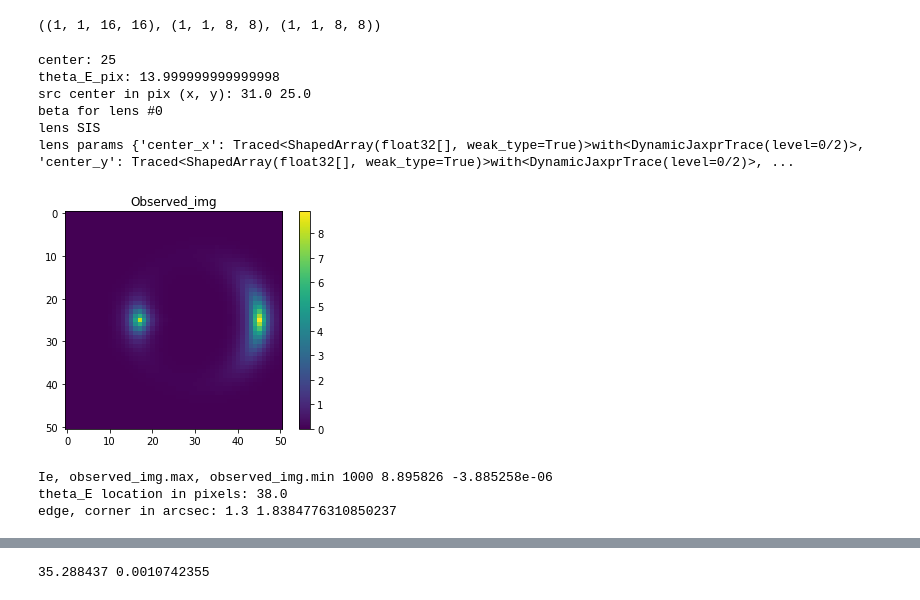
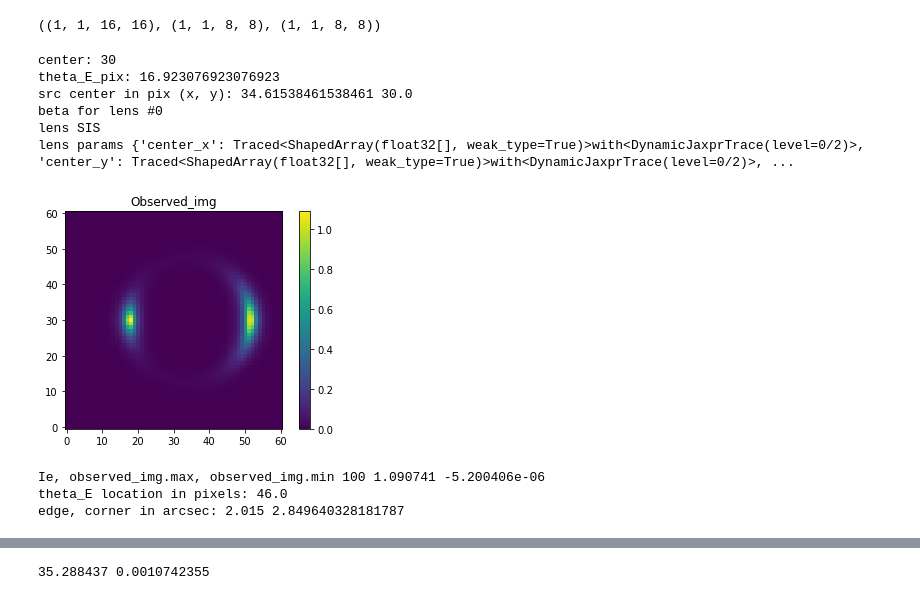
Before and after one commit to giga-lens/gigalens, a Jupyter notebook: jax-demo-dev-sim-only_SIS.ipynb, the cells around one changed output, grey strips where cells are left out. Saved outputs shown, nothing was run; the diff lists cells and outputs as text; code cells hidden in the pictures.

```diff
--- a/jax-demo-dev-sim-only_SIS.ipynb
+++ b/jax-demo-dev-sim-only_SIS.ipynb
@@ -206,12 +206,12 @@ def extract_params(best_params):
                 count += 1
         print('\n')
 # %%
-delta_pix = 0.05
-num_pix = 51
+delta_pix = 0.065
+num_pix = 61
 ctr = num_pix//2
 supersample = 1
-theta_E = 0.7 #* (num_pix/101)
-Ie_src = 1000
+theta_E = 1.1 #* (num_pix/101)
+Ie_src = 100
 
 print('center:', ctr)
 
@@ -252,39 +252,38 @@ print('src center in pix (x, y):', src_ctrx_pix, src_ctry_pix)
 lens_params = [{'theta_E': theta_E, 'center_x': lens_ctrx, 'center_y': lens_ctry}]
 source_light = [{'R_sersic': 0.1, 'n_sersic': 1.0, 'e1': 0., 'e2': 0., 'center_x': src_ctrx, 'center_y': src_ctry, 'Ie': Ie_src}]
 
-
 truth = [lens_params,
         [{'R_sersic': 0.8, 'n_sersic': 4.0, 'e1': 1e-6, 'e2': 1e-6, 'center_x': 1e-6, 'center_y': 2e-6, 'Ie': 1e-3}],
         source_light]
 
 noiseless_img = lens_sim.simulate(truth)
 observed_img = noiseless_img + \
                 np.random.normal(0, background_rms, noiseless_img.shape) + \
                 np.random.poisson(noiseless_img/exp_time, noiseless_img.shape)
 
 # observed_img = np.load('./src/gigalens/assets/demo.npy')
 prob_model = ForwardProbModel(prior, observed_img, background_rms=background_rms, exp_time=exp_time)
 model_seq = ModellingSequence(phys_model, prob_model, sim_config)
 
 # plt.imshow(simulated, norm=mpl.colors.PowerNorm(0.5, vmin=0, vmax=20),)
 
 # I also don't know how Ie translates to pixel values
-plt.imshow(observed_img) #, vmin=0, vmax=3)
+plt.imshow(observed_img, origin='lower') #, vmin=0, vmax=10)
 plt.colorbar()
 plt.title('Observed_img')
 plt.show()
 
 print('Ie, observed_img.max, observed_img.min', Ie_src, observed_img.max(), observed_img.min())
 print('theta_E location in pixels:', theta_E//delta_pix + ctr)
 print('edge, corner in arcsec:', (num_pix-ctr)*delta_pix, (num_pix-ctr)*delta_pix*np.sqrt(2))
 # %% [output]
-center: 25
-theta_E_pix: 13.999999999999998
-src center in pix (x, y): 31.0 25.0
+center: 30
+theta_E_pix: 16.923076923076923
+src center in pix (x, y): 34.61538461538461 30.0
 beta for lens #0
 lens SIS
 lens params {'center_x': Traced<ShapedArray(float32[], weak_type=True)>with<DynamicJaxprTrace(level=0/2)>, 'center_y': Traced<ShapedArray(float32[], weak_type=True)>with<DynamicJaxprTrace(level=0/2)>, ...
-[figure, old version]
+[figure, new version]
-Ie, observed_img.max, observed_img.min 1000 8.895826 -3.885258e-06
-theta_E location in pixels: 38.0
-edge, corner in arcsec: 1.3 1.8384776310850237
+Ie, observed_img.max, observed_img.min 100 1.090741 -5.200406e-06
+theta_E location in pixels: 46.0
+edge, corner in arcsec: 2.015 2.849640328181787
```
Also changed, not shown: parts of 13 cells of this notebook.
